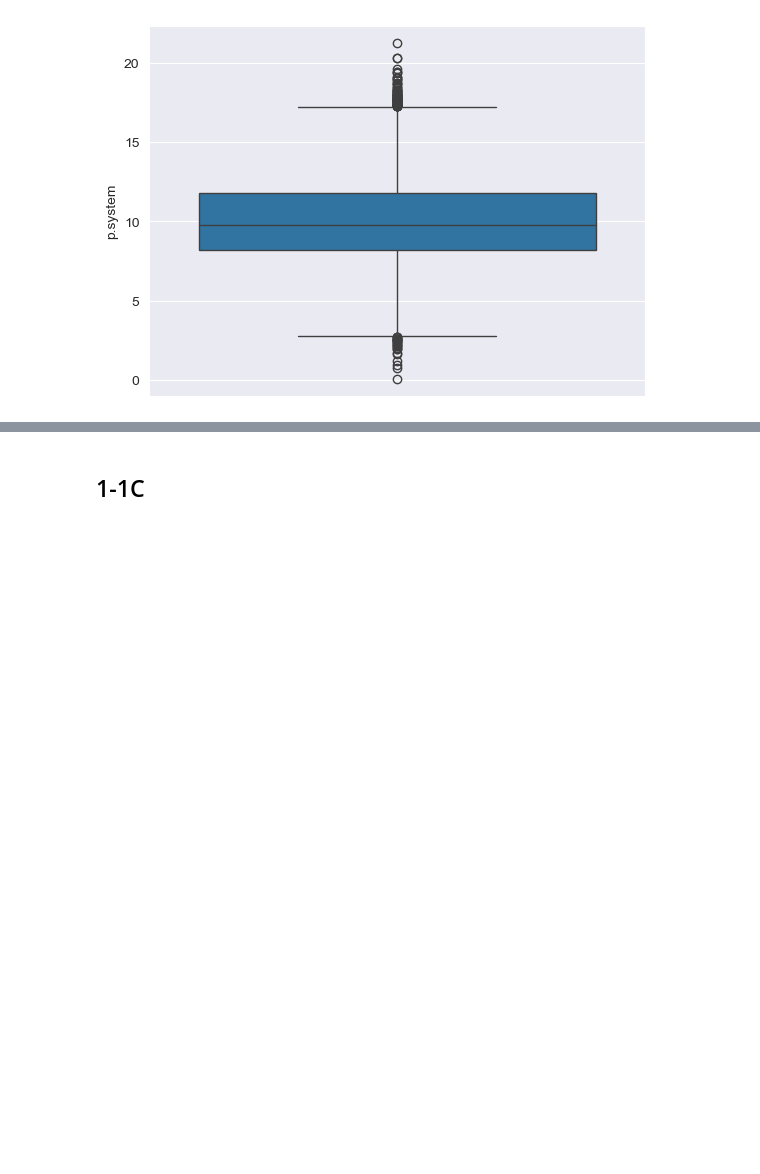
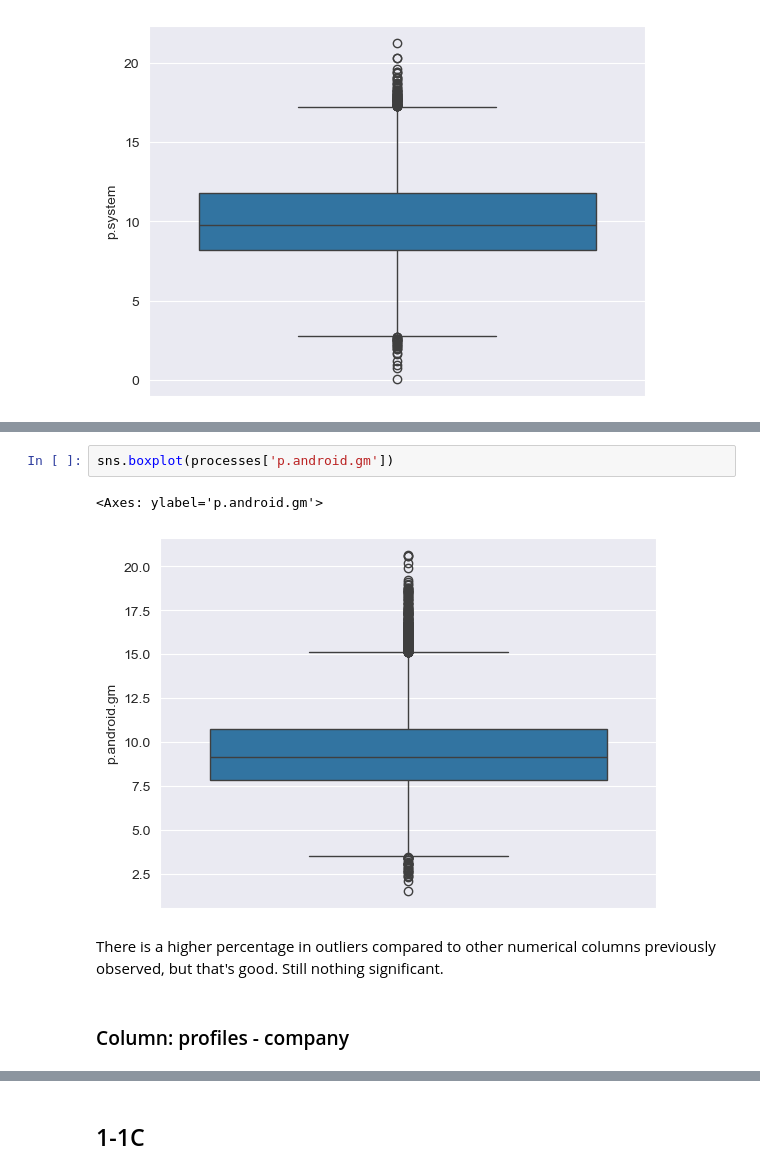
Before and after one commit to MartinH2k3/IAUProject, a Jupyter notebook: phase1M.ipynb, the cells around one changed output, grey strips where cells are left out. Cells and saved outputs as stored; diff of their text form; blank space fills up the shorter version.

```diff
--- a/phase1M.ipynb
+++ b/phase1M.ipynb
@@ -797,0 +831,9 @@ sns.boxplot(processes['p.system'])
+# %%
+sns.boxplot(processes['p.android.gm'])
+# %% [output]
+<Axes: ylabel='p.android.gm'>
+[figure, added]
+# %% [markdown]
+There is a higher percentage in outliers compared to other numerical columns previously observed, but that's good. Still nothing significant.
+# %% [markdown]
+### Column: profiles - company
```
Also changed, not shown: parts of 23 cells of this notebook.
